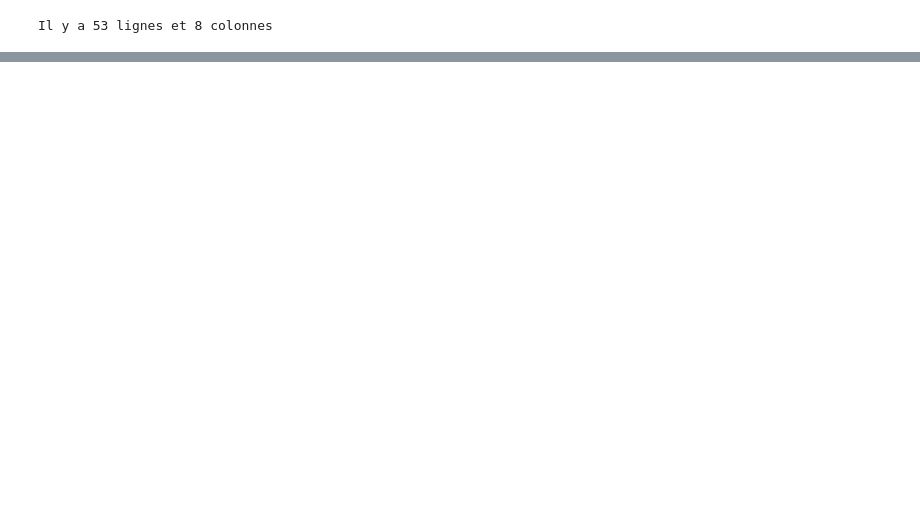
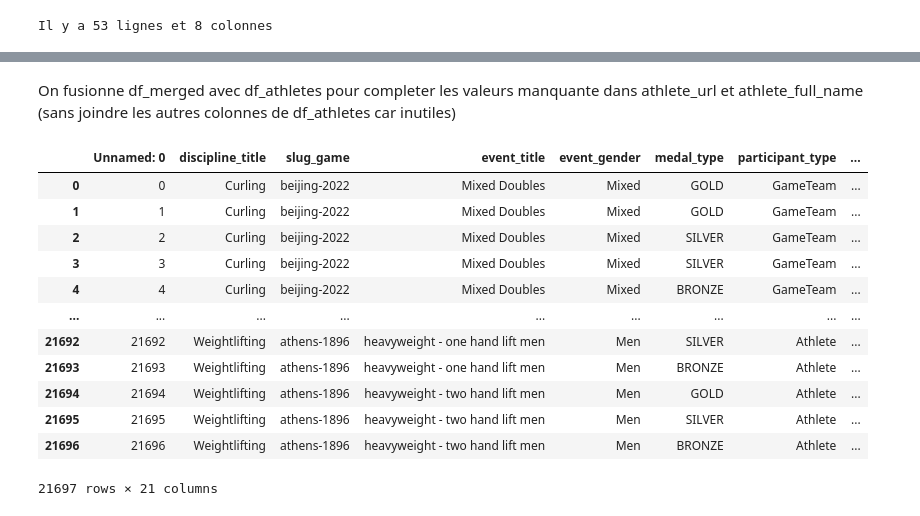
Before and after one commit to IsianDreemrr/HackathonGRP19, a Jupyter notebook: Notebook/Antoine/hackathon_jo2024.ipynb, the cells around one changed output, grey strips where cells are left out. Drawn from its saved outputs; the diff is of its cells as text; code cells hidden in the pictures; blank space fills up the shorter version.

```diff
--- a/Notebook/Antoine/hackathon_jo2024.ipynb
+++ b/Notebook/Antoine/hackathon_jo2024.ipynb
@@ -12,10 +12,10 @@ import pandas as pd
 json_file = './files/olympic_athletes.json'
 
 # Lire le fichier JSON
-df_json = pd.read_json(json_file)
+df_athletes = pd.read_json(json_file)
 
 # Afficher les premières lignes du DataFrame
-df_json.head()
+df_athletes.head()
 # %% [output]
 |  | athlete_url | athlete_full_name | games_participations | first_game | athlete_year_birth | athlete_medals | ... |
 | 0 | https://olympics.com/en/athletes/... | Cooper WOODS-TOPALOVIC | 1 | Beijing 2022 | 2000.0 | None | ... |
@@ -249,0 +301,27 @@ dtype: int64
+# %% [markdown]
+On fusionne df_merged avec df_athletes pour completer les valeurs manquante dans athlete_url et athlete_full_name (sans joindre les autres colonnes de df_athletes car inutiles)
+# %%
+# Fusionner sur la colonne 'athlete_url' pour compléter les valeurs manquantes de 'athlete_full_name'
+df_temp = pd.merge(df_merged, df_athletes[['athlete_url', 'athlete_full_name']], on='athlete_url', how='left', suffixes=('', '_athletes'))
+df_merged['athlete_full_name'] = df_merged['athlete_full_name'].combine_first(df_temp['athlete_full_name_athletes'])
+
+# Fusionner sur la colonne 'athlete_full_name' pour compléter les valeurs manquantes de 'athlete_url'
+df_temp = pd.merge(df_merged, df_athletes[['athlete_full_name', 'athlete_url']], on='athlete_full_name', how='left', suffixes=('', '_athletes'))
+df_merged['athlete_url'] = df_merged['athlete_url'].combine_first(df_temp['athlete_url_athletes'])
+
+# Afficher le DataFrame mis à jour
+df_merged
+# %% [output]
+|  | Unnamed: 0 | discipline_title | slug_game | event_title | event_gender | medal_type | participant_type | ... |
+| 0 | 0 | Curling | beijing-2022 | Mixed Doubles | Mixed | GOLD | GameTeam | ... |
+| 1 | 1 | Curling | beijing-2022 | Mixed Doubles | Mixed | GOLD | GameTeam | ... |
+| 2 | 2 | Curling | beijing-2022 | Mixed Doubles | Mixed | SILVER | GameTeam | ... |
+| 3 | 3 | Curling | beijing-2022 | Mixed Doubles | Mixed | SILVER | GameTeam | ... |
+| 4 | 4 | Curling | beijing-2022 | Mixed Doubles | Mixed | BRONZE | GameTeam | ... |
+| ... | ... | ... | ... | ... | ... | ... | ... | ... |
+| 21692 | 21692 | Weightlifting | athens-1896 | heavyweight - one hand lift men | Men | SILVER | Athlete | ... |
+| 21693 | 21693 | Weightlifting | athens-1896 | heavyweight - one hand lift men | Men | BRONZE | Athlete | ... |
+| 21694 | 21694 | Weightlifting | athens-1896 | heavyweight - two hand lift men | Men | GOLD | Athlete | ... |
+| 21695 | 21695 | Weightlifting | athens-1896 | heavyweight - two hand lift men | Men | SILVER | Athlete | ... |
+| 21696 | 21696 | Weightlifting | athens-1896 | heavyweight - two hand lift men | Men | BRONZE | Athlete | ... |
+21697 rows × 21 columns
```
Also changed, not shown: parts of 49 cells of this notebook.
